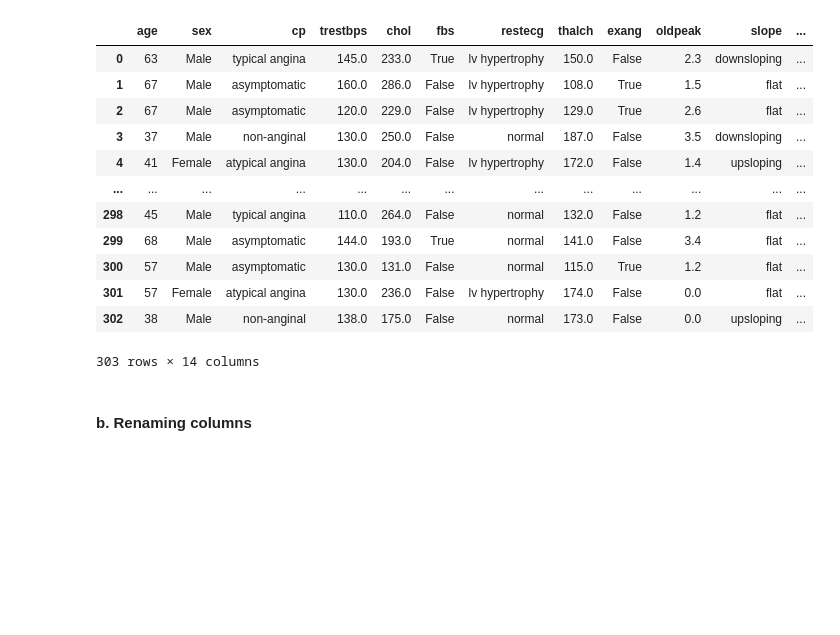
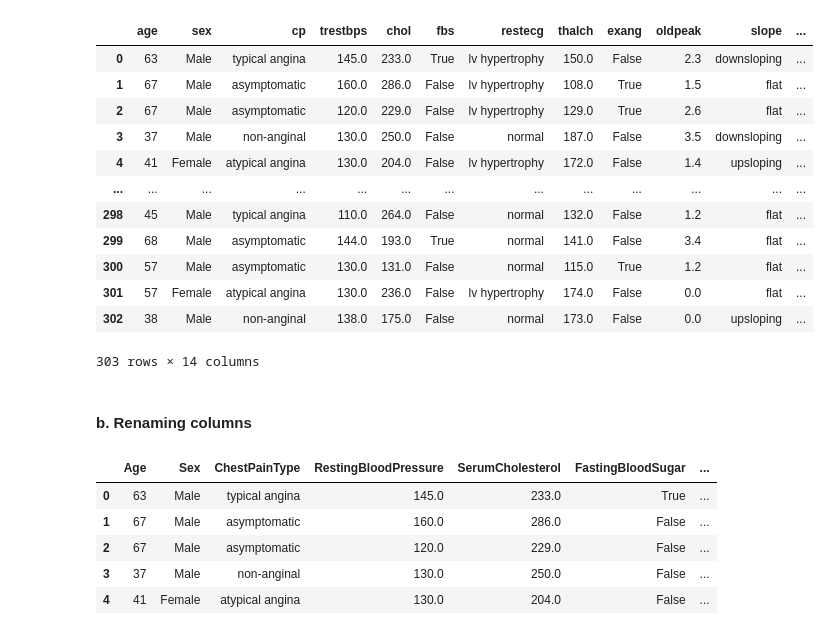
Before and after one commit to SwetaReddy30/Cleveland_Heart-Disease-Prediction, a Jupyter notebook: UCI_Cleveland_Heart_Disease_Prediction.ipynb, the cells around one changed output. Drawn from its saved outputs; the diff is of its cells as text; code cells hidden in the pictures; blank space fills up the shorter version.

Commit message:
Renamed all columns

```diff
--- a/UCI_Cleveland_Heart_Disease_Prediction.ipynb
+++ b/UCI_Cleveland_Heart_Disease_Prediction.ipynb
@@ -136,3 +136,34 @@ cleveland_data
 303 rows × 14 columns
 # %% [markdown]
 #### b. Renaming columns
+# %%
+# Define a dictionary with the new column names
+new_column_names = {
+    'age': 'Age',
+    'sex': 'Sex',
+    'cp': 'ChestPainType',
+    'trestbps': 'RestingBloodPressure',
+    'chol': 'SerumCholesterol',
+    'fbs': 'FastingBloodSugar',
+    'restecg': 'RestingECG',
+    'thalach': 'MaxHeartRate',
+    'exang': 'ExerciseInducedAngina',
+    'oldpeak': 'STDepression',
+    'slope': 'SlopeSTSegment',
+    'ca': 'NumMajorVessels',
+    'thal': 'Thalassemia',
+    'num': 'HeartDiseaseDiagnosis'
+}
+
+# Rename the columns using the dictionary
+cleveland_data.rename(columns=new_column_names, inplace=True)
+
+# Print first 5 rows of our data
+cleveland_data.head()
+# %% [output]
+|  | Age | Sex | ChestPainType | RestingBloodPressure | SerumCholesterol | FastingBloodSugar | ... |
+| 0 | 63 | Male | typical angina | 145.0 | 233.0 | True | ... |
+| 1 | 67 | Male | asymptomatic | 160.0 | 286.0 | False | ... |
+| 2 | 67 | Male | asymptomatic | 120.0 | 229.0 | False | ... |
+| 3 | 37 | Male | non-anginal | 130.0 | 250.0 | False | ... |
+| 4 | 41 | Female | atypical angina | 130.0 | 204.0 | False | ... |
```
